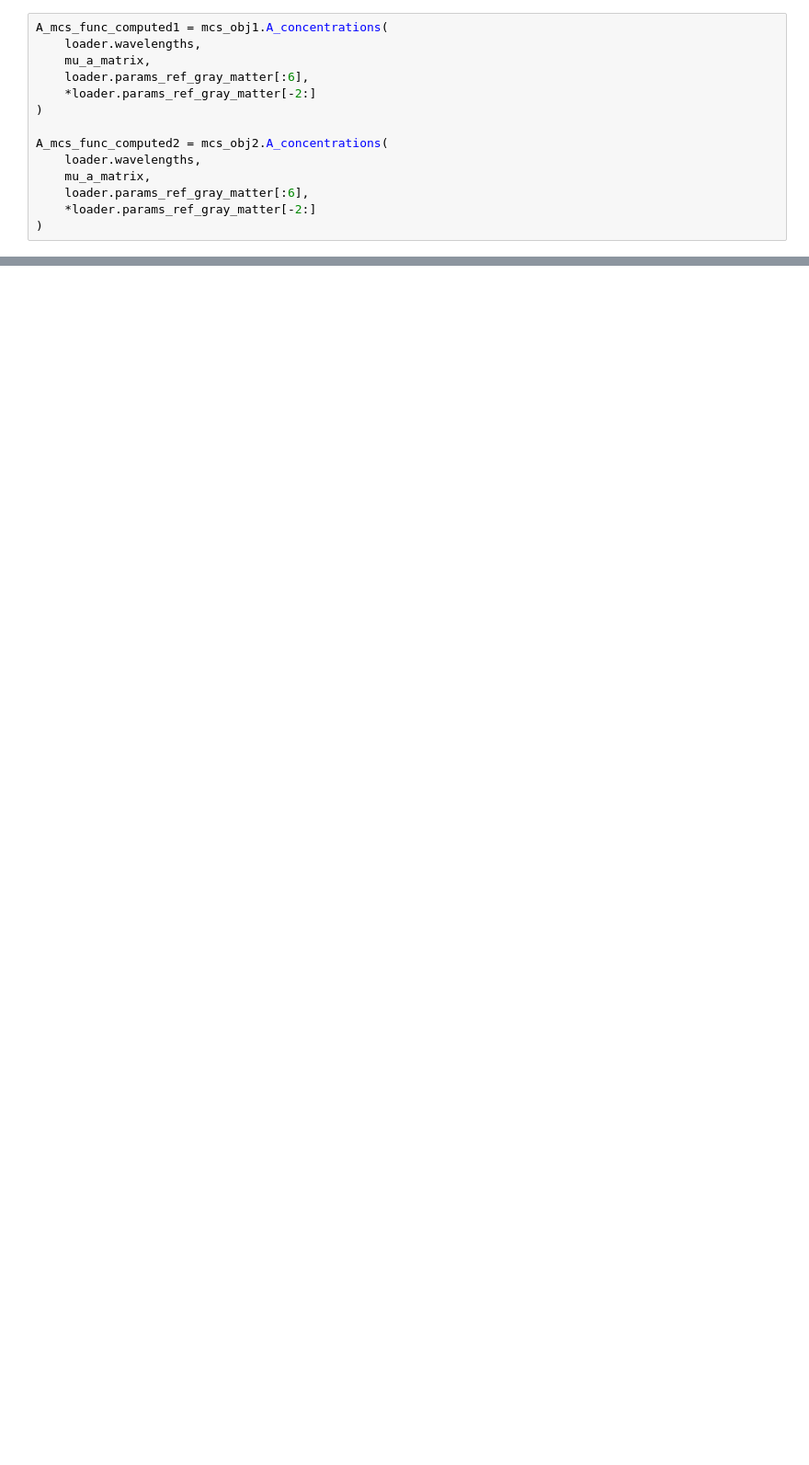
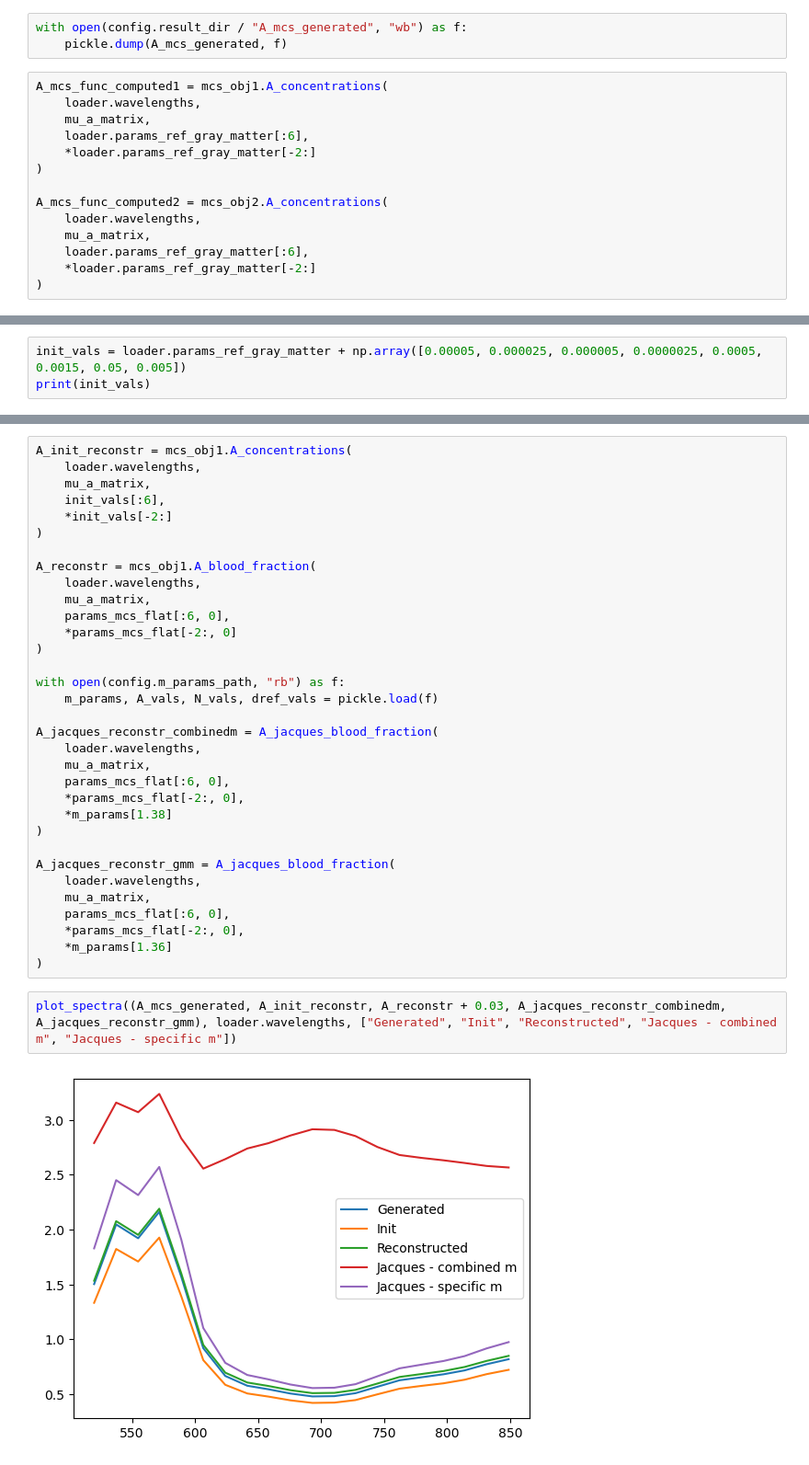
Before and after one commit to leonngl/hyperspectral-fit-idp, a Jupyter notebook: notebooks/mcs_nlls_debugging.ipynb, the cells around one changed output, grey strips where cells are left out. Shown at 92% size. Saved outputs shown, nothing was run; the diff lists cells and outputs as text; blank space fills up the shorter version.

```diff
--- a/notebooks/mcs_nlls_debugging.ipynb
+++ b/notebooks/mcs_nlls_debugging.ipynb
@@ -142,3 +319,6 @@ for i, wl in enumerate(loader.wavelengths):
+# %%
+with open(config.result_dir / "A_mcs_generated", "wb") as f:
+    pickle.dump(A_mcs_generated, f)
 # %%
 A_mcs_func_computed1 = mcs_obj1.A_concentrations(
     loader.wavelengths,
@@ -161,0 +353,3 @@ plot_spectra(
+# %%
+init_vals = loader.params_ref_gray_matter + np.array([0.00005, 0.000025, 0.000005, 0.0000025, 0.0005, 0.0015, 0.05, 0.005])
+print(init_vals)
@@ -161,0 +398,37 @@ plot_spectra(
+# %%
+A_init_reconstr = mcs_obj1.A_concentrations(
+    loader.wavelengths,
+    mu_a_matrix,
+    init_vals[:6],
+    *init_vals[-2:]
+)
+
+A_reconstr = mcs_obj1.A_blood_fraction(
+    loader.wavelengths,
+    mu_a_matrix,
+    params_mcs_flat[:6, 0],
+    *params_mcs_flat[-2:, 0]
+)
+
+with open(config.m_params_path, "rb") as f:
+    m_params, A_vals, N_vals, dref_vals = pickle.load(f)
+
+A_jacques_reconstr_combinedm = A_jacques_blood_fraction(
+    loader.wavelengths,
+    mu_a_matrix,
+    params_mcs_flat[:6, 0],
+    *params_mcs_flat[-2:, 0],
+    *m_params[1.38]
+)
+
+A_jacques_reconstr_gmm = A_jacques_blood_fraction(
+    loader.wavelengths,
+    mu_a_matrix,
+    params_mcs_flat[:6, 0],
+    *params_mcs_flat[-2:, 0],
+    *m_params[1.36]
+)
+# %%
+plot_spectra((A_mcs_generated, A_init_reconstr, A_reconstr + 0.03, A_jacques_reconstr_combinedm, A_jacques_reconstr_gmm), loader.wavelengths, ["Generated", "Init", "Reconstructed", "Jacques - combined m", "Jacques - specific m"])
+# %% [output]
+[figure, added]
```
Also changed, not shown: parts of 46 cells of this notebook, 1 other file.
